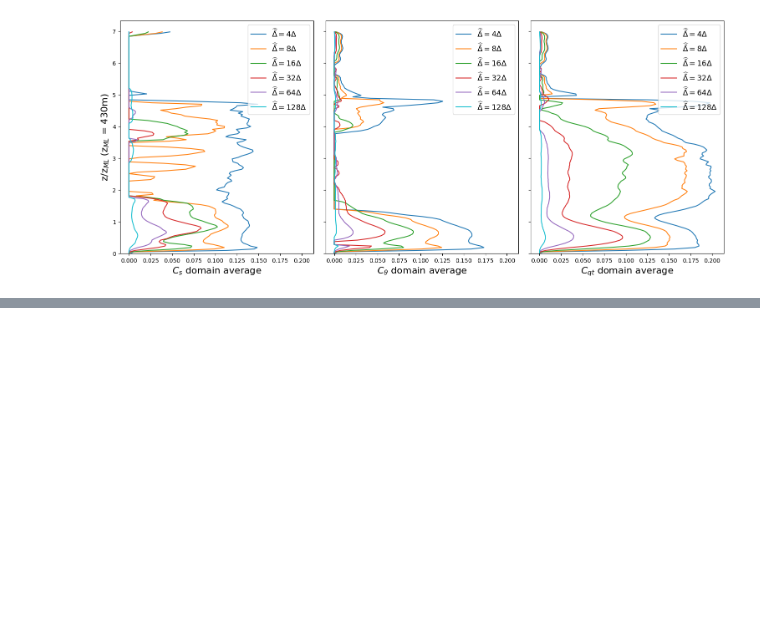
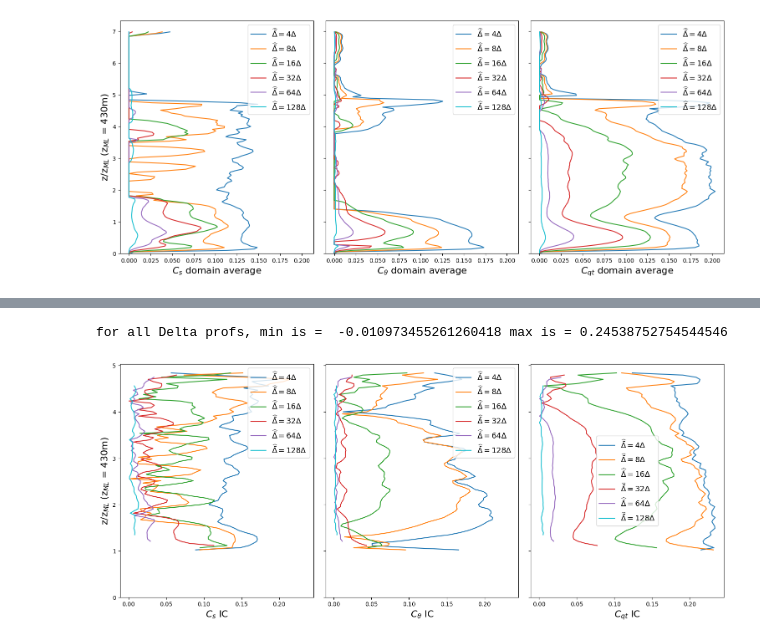
Before and after one commit to a-power/LES_analysis, a Jupyter notebook: updated_C_profs.ipynb, the cells around one changed output, grey strips where cells are left out. Drawn from its saved outputs; the diff is of its cells as text; code cells hidden in the pictures; blank space fills up the shorter version.

```diff
--- a/updated_C_profs.ipynb
+++ b/updated_C_profs.ipynb
@@ -27,12 +27,18 @@ def plot_C_all_Deltas(Cs, Cth, Cqt, z, z_i, labels_in, title, plot_dir, C_type =
                 ax[0].plot(get_Cs(Cs_IC[it,:]), z/z_i, color=colours[it], linestyle='--')
                 ax[1].plot(get_Cs(Cth_IC[it, :]), z/z_i, color=colours[it], linestyle='--')
                 ax[2].plot(get_Cs(Cqt_IC[it, :]), z/z_i, color=colours[it], linestyle='--')
+
+        elif C_type == 'C_new':
+            ax[0].plot(new_get_Cs(Cs[it,:]), z/z_i, color=colours[it], label='$\\widehat{\\bar{\\Delta}} = $'+labels_in[it])
+            ax[1].plot(new_get_Cs(Cth[it, :]), z/z_i, color=colours[it], label='$\\widehat{\\bar{\\Delta}} = $'+labels_in[it])
+            ax[2].plot(new_get_Cs(Cqt[it, :]), z/z_i, color=colours[it], label='$\\widehat{\\bar{\\Delta}} = $'+labels_in[it])
+
         else:
             ax[0].plot(Cs[it,:], z/z_i, color=colours[it], label='$\\widehat{\\bar{\\Delta}} = $'+labels_in[it])
             ax[1].plot(Cth[it, :], z/z_i, color=colours[it], label='$\\widehat{\\bar{\\Delta}} = $'+labels_in[it])
             ax[2].plot(Cqt[it, :], z/z_i, color=colours[it], label='$\\widehat{\\bar{\\Delta}} = $'+labels_in[it])
 
-    if C_type == 'C':
+    if C_type == 'C' or C_type == 'C_new':
         ax[0].set_xlabel('$C_{s}$'+f' {title}', fontsize=16)
         ax[1].set_xlabel('$C_{\\theta}$'+f' {title}', fontsize=16)
         ax[2].set_xlabel('$C_{qt}$'+f' {title}', fontsize=16)#
@@ -173,3 +190,8 @@ plot_C_all_Deltas(C_sq_BOMEX_0[0,2,...], C_sq_BOMEX_0[1,2,...], C_sq_BOMEX_0[2,2
+# %%
+plot_C_all_Deltas(C_sq_BOMEX_0[0,2,...], C_sq_BOMEX_0[1,2,...], C_sq_BOMEX_0[2,2,...], z_BOMEX, z_i_BOMEX, set_labels, 'IC', plot_dir_BOMEX, C_type = 'C_new',)
+# %% [output]
+for all Delta profs, min is =  -0.010973455261260418 max is = 0.24538752754544546
+[figure, added]
 # %%
 plot_C_all_Deltas(C_sq_BOMEX_0[0,3,...], C_sq_BOMEX_0[1,3,...], C_sq_BOMEX_0[2,3,...], z_BOMEX, z_i_BOMEX,
                   set_labels, 'CU', plot_dir_BOMEX, C_type = 'C_sq', set_x_axis = [-0.08, 0.1])
```
Also changed, not shown: parts of 14 cells of this notebook, 1 other file.
